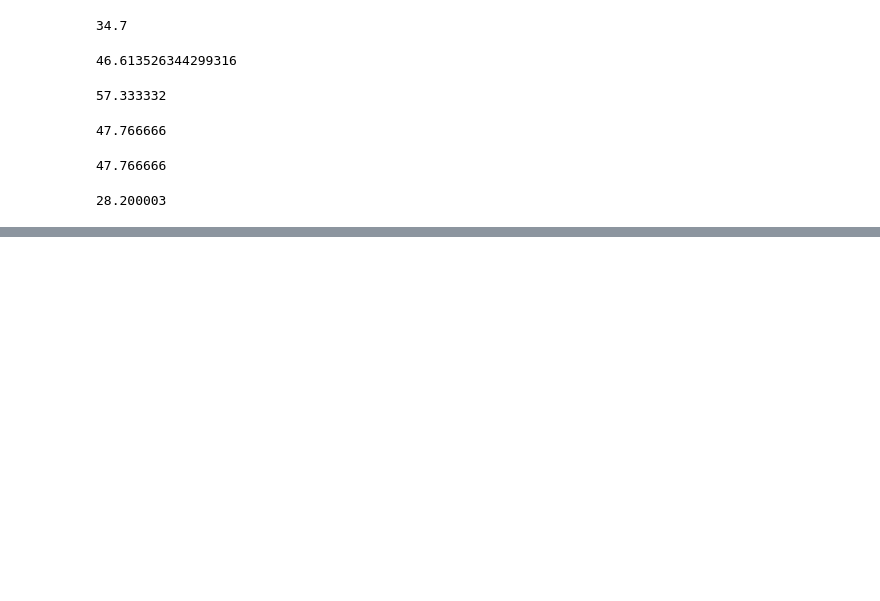
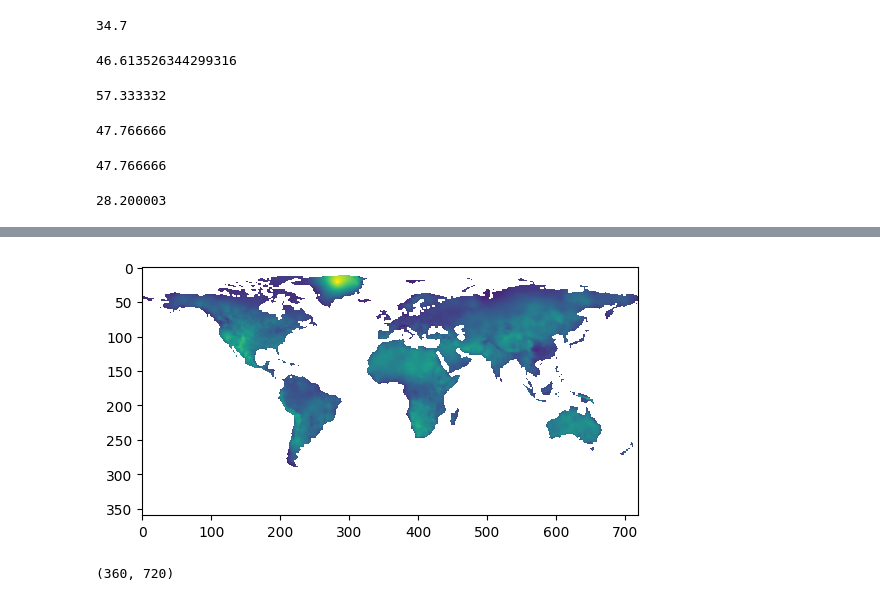
Before and after one commit to dadavie/planetary_garden, a Jupyter notebook: notebooks/Notebook_DavidSchildberger.ipynb, the cells around one changed output, grey strips where cells are left out. Drawn from its saved outputs; the diff is of its cells as text; code cells hidden in the pictures; blank space fills up the shorter version.

```diff
--- a/notebooks/Notebook_DavidSchildberger.ipynb
+++ b/notebooks/Notebook_DavidSchildberger.ipynb
@@ -511,0 +511,15 @@ TypeError: list indices must be integers or slices, not tuple
+# %%
+## Mean Diurnal Range (Mean of monthly (max temp - min temp))
+def bio_2(year):
+    data_tmn = open_netcdf(get_filename('tmn'))
+    data_tmx = open_netcdf(get_filename('tmx'))
+    year_in_month = (year-1901)*12
+
+    t_min = data_tmn.variables['tmn'][year_in_month:year_in_month+12,:,:].data
+    t_max = data_tmx.variables['tmx'][year_in_month:year_in_month+12,:,:].data
+    t_min[t_min > 255] = np.nan
+    t_max[t_max > 255] = np.nan
+    d = t_max - t_min
+    return d.mean(axis=0)
+# %%
+b2 = bio_2(1980)
@@ -511,0 +530,4 @@ TypeError: list indices must be integers or slices, not tuple
+# %%
+plt.imshow(np.flip(b2,0));
+# %% [output]
+[figure, added]
@@ -511,0 +542,4 @@ TypeError: list indices must be integers or slices, not tuple
+# %%
+b3.shape
+# %% [output]
+(360, 720)
```
Also changed, not shown: parts of 53 cells of this notebook.
